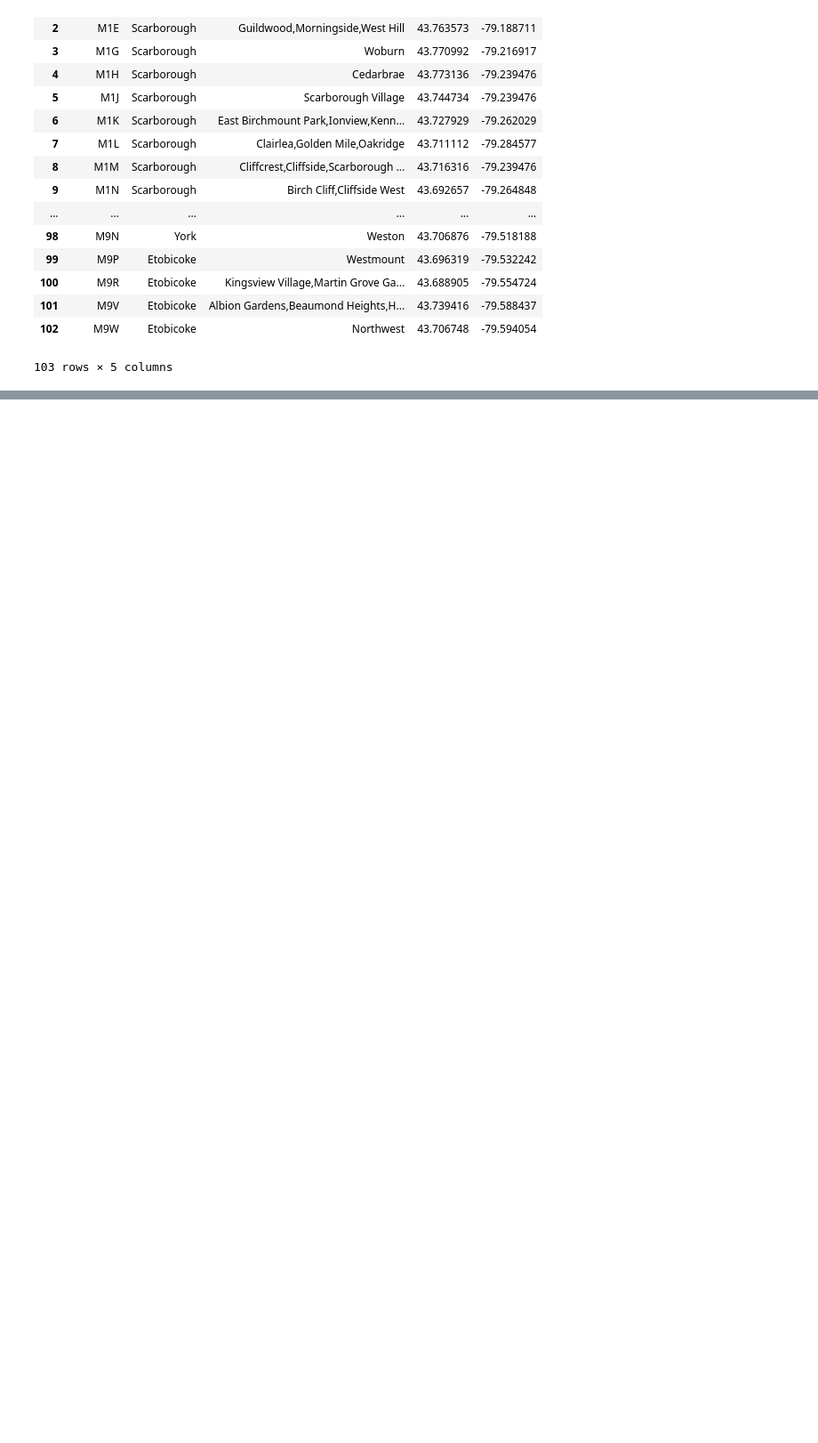
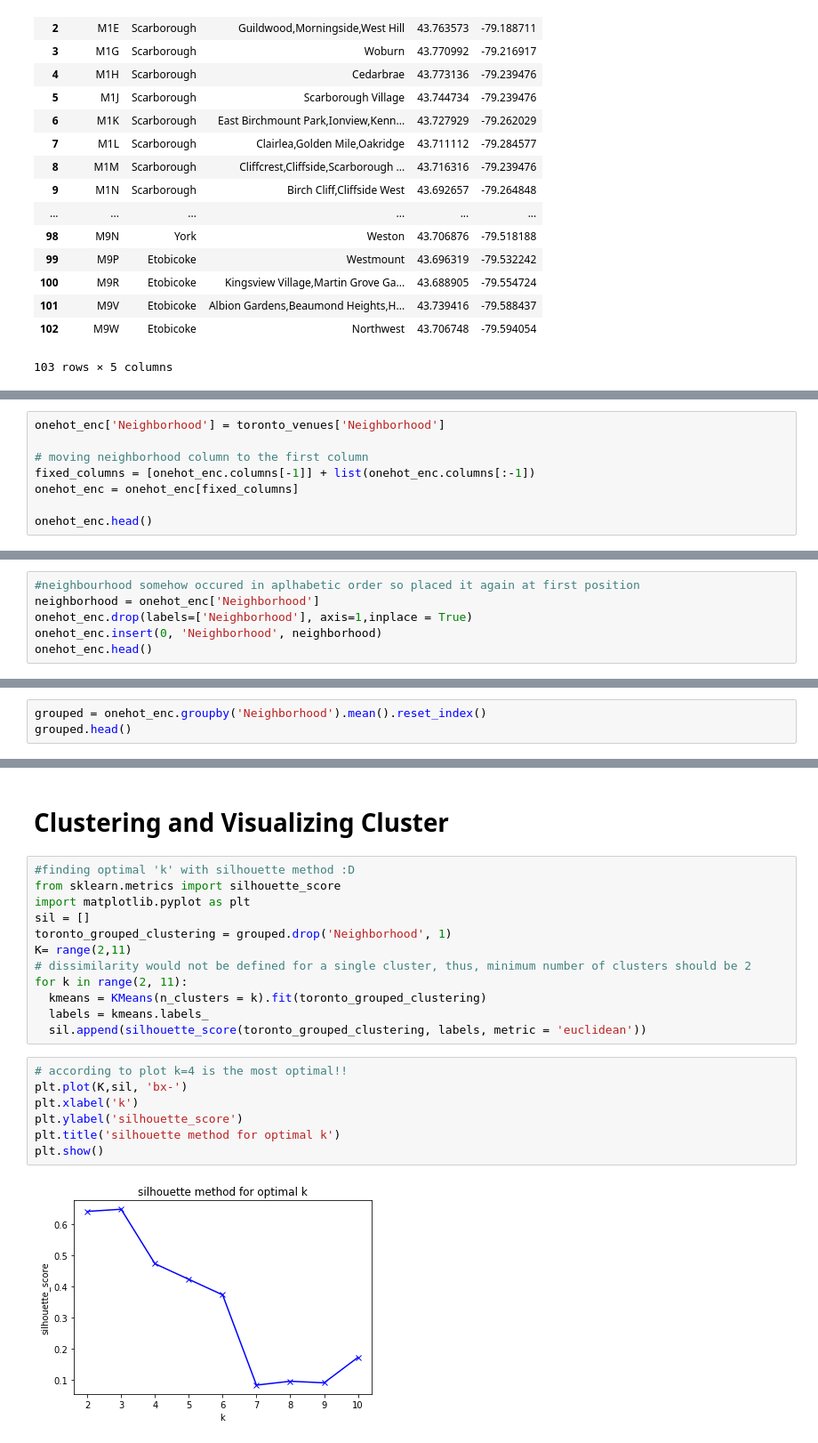
Before and after one commit to pratyush2109/Coursera_Capstone, a Jupyter notebook: Segmenting and Clustering Notebook.ipynb, the cells around one changed output, grey strips where cells are left out. Shown at 89% size. Cells and saved outputs as stored; diff of their text form; blank space fills up the shorter version.

```diff
--- a/Segmenting and Clustering Notebook.ipynb
+++ b/Segmenting and Clustering Notebook.ipynb
@@ -165,0 +352,8 @@ df
+# %%
+onehot_enc['Neighborhood'] = toronto_venues['Neighborhood']
+
+# moving neighborhood column to the first column
+fixed_columns = [onehot_enc.columns[-1]] + list(onehot_enc.columns[:-1])
+onehot_enc = onehot_enc[fixed_columns]
+
+onehot_enc.head()
@@ -165,0 +367,6 @@ df
+# %%
+#neighbourhood somehow occured in aplhabetic order so placed it again at first position
+neighborhood = onehot_enc['Neighborhood']
+onehot_enc.drop(labels=['Neighborhood'], axis=1,inplace = True)
+onehot_enc.insert(0, 'Neighborhood', neighborhood)
+onehot_enc.head()
@@ -165,0 +380,3 @@ df
+# %%
+grouped = onehot_enc.groupby('Neighborhood').mean().reset_index()
+grouped.head()
@@ -165,0 +457,23 @@ df
+# %% [markdown]
+# Clustering and Visualizing Cluster
+# %%
+#finding optimal 'k' with silhouette method :D
+from sklearn.metrics import silhouette_score
+import matplotlib.pyplot as plt
+sil = []
+toronto_grouped_clustering = grouped.drop('Neighborhood', 1)
+K= range(2,11)
+# dissimilarity would not be defined for a single cluster, thus, minimum number of clusters should be 2
+for k in range(2, 11):
+  kmeans = KMeans(n_clusters = k).fit(toronto_grouped_clustering)
+  labels = kmeans.labels_
+  sil.append(silhouette_score(toronto_grouped_clustering, labels, metric = 'euclidean'))
+# %%
+# according to plot k=4 is the most optimal!!
+plt.plot(K,sil, 'bx-')
+plt.xlabel('k')
+plt.ylabel('silhouette_score')
+plt.title('silhouette method for optimal k')
+plt.show()
+# %% [output]
+[figure, added]
```
Also changed, not shown: parts of 26 cells of this notebook.
